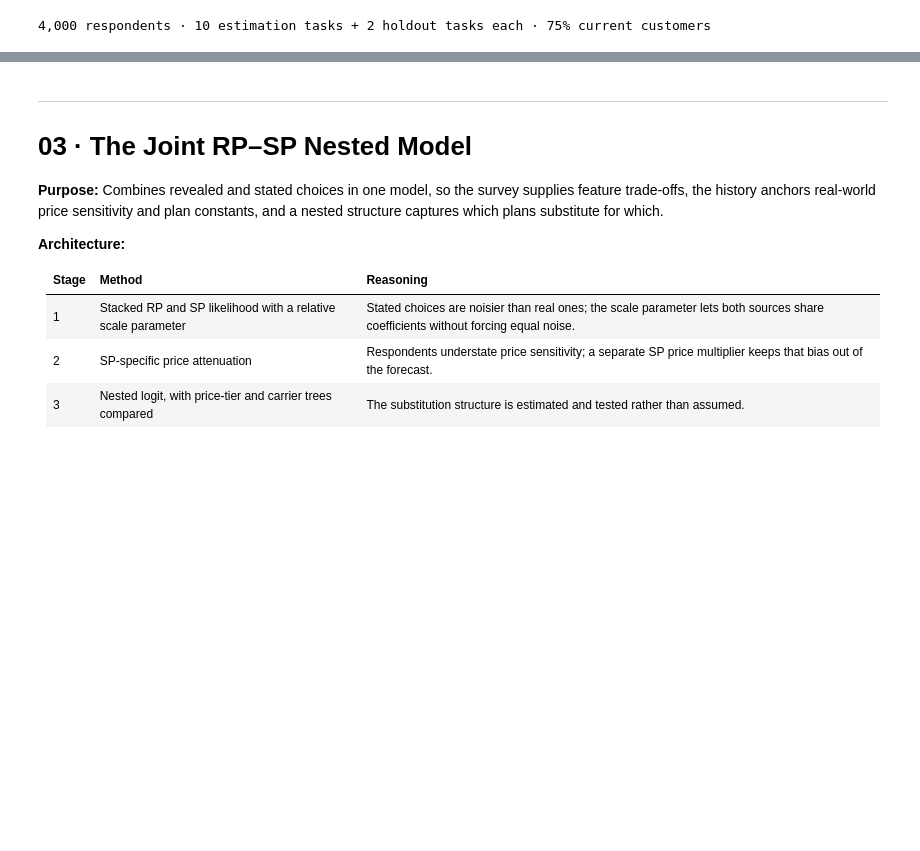
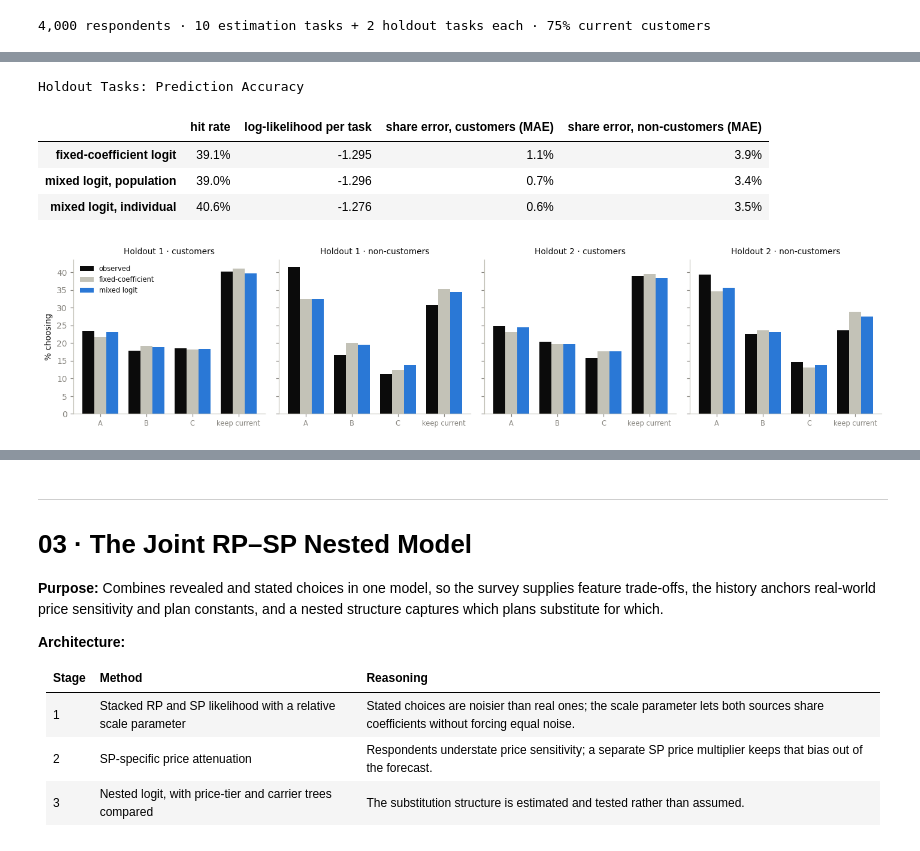
Before and after one commit to paforsey/data-science-portfolio, a Jupyter notebook: case-studies/rate-plan-cannibalization/01_choice_model_estimation.ipynb, the cells around one changed output, grey strips where cells are left out. Drawn from its saved outputs; the diff is of its cells as text; code cells hidden in the pictures; blank space fills up the shorter version.

```diff
--- a/case-studies/rate-plan-cannibalization/01_choice_model_estimation.ipynb
+++ b/case-studies/rate-plan-cannibalization/01_choice_model_estimation.ipynb
@@ -920,0 +1255,13 @@ print(
+# %%
+# Fit Fixed-Coefficient Logit
+Z_zero = np.zeros((len(sp_respondent_ids), 1, K_RANDOM))
+
+
+def fixed_logit(means_and_fixed):
+    theta = np.r_[means_and_fixed[:K_RANDOM], np.zeros(K_RANDOM), means_and_fixed[K_RANDOM:]]
+    value, gradient = mixed_logit(theta, X_sp, y_sp, Z_zero, sp_weights, sp_noncustomer)
+    return value, np.r_[gradient[:K_RANDOM], gradient[2 * K_RANDOM:]]
+
+fixed_fit = minimize(fixed_logit, np.r_[theta_sp[:K_RANDOM], theta_sp[2 * K_RANDOM:]], jac = True, method = 'L-BFGS-B')
+theta_fixed = np.r_[fixed_fit.x[:K_RANDOM], np.zeros(K_RANDOM), fixed_fit.x[K_RANDOM:]]
+print(f'Fixed-coefficient logit: {fixed_fit.message} · log-likelihood {-fixed_fit.fun:,.1f} vs mixed {-fit_250.fun:,.1f}')
@@ -920,0 +1270,66 @@ print(
+# %%
+# Validate on Holdout Tasks
+def holdout_probabilities(theta, Z, posterior = None):
+    beta = random_coefficients(theta, Z, sp_noncustomer)
+    V = np.einsum('ntjk,nrk->ntjr', X_holdout[..., :K_RANDOM], beta) + np.einsum('ntjk,k->ntj', X_holdout[..., K_RANDOM:], theta[2 * K_RANDOM:2 * K_RANDOM + len(SP_FIXED)])[..., None]
+    P = softmax(V, axis = 2)
+    return P.mean(axis = 3) if posterior is None else np.einsum('ntjr,nr->ntj', P, posterior)
+
+
+def estimation_posterior(theta, Z, chunk = 1000):
+    rows = []
+    for start in range(0, len(Z), chunk):
+        part = slice(start, start + chunk)
+        beta = random_coefficients(theta, Z[part], sp_noncustomer[part])
+        V = np.einsum('ntjk,nrk->ntjr', X_sp[part][..., :K_RANDOM], beta) + np.einsum('ntjk,k->ntj', X_sp[part][..., K_RANDOM:], theta[2 * K_RANDOM:2 * K_RANDOM + len(SP_FIXED)])[..., None]
+        log_P = V - logsumexp(V, axis = 2, keepdims = True)
+        log_seq = np.take_along_axis(log_P, y_sp[part][:, :, None, None], axis = 2)[:, :, 0, :].sum(axis = 1)
+        rows.append(softmax(log_seq, axis = 1))
+    return np.concatenate(rows)
+
+posterior_250 = estimation_posterior(theta_sp, Z_250)
+predictions = {
+    'fixed-coefficient logit': holdout_probabilities(theta_fixed, Z_zero),
+    'mixed logit, population': holdout_probabilities(theta_sp, Z_250),
+    'mixed logit, individual': holdout_probabilities(theta_sp, Z_250, posterior_250),
+}
+
+is_customer = respondents.loc[sp_respondent_ids, 'is_customer'].to_numpy()
+OPTIONS = ['A', 'B', 'C', 'keep current']
+observed = np.eye(N_OPTIONS)[y_holdout]
+
+scores = pd.DataFrame({
+    name: {
+        'hit rate': (P.argmax(axis = 2) == y_holdout).mean(),
+        'log-likelihood per task': np.log(np.take_along_axis(P, y_holdout[:, :, None], axis = 2)).mean(),
+        'share error, customers (MAE)': np.abs(P[is_customer].mean(axis = 0) - observed[is_customer].mean(axis = 0)).mean(),
+        'share error, non-customers (MAE)': np.abs(P[~is_customer].mean(axis = 0) - observed[~is_customer].mean(axis = 0)).mean(),
+    }
+    for name, P in predictions.items()
+}).T
+display(scores.style.format({'hit rate': '{:.1%}', 'log-likelihood per task': '{:.3f}',
+                             'share error, customers (MAE)': '{:.1%}', 'share error, non-customers (MAE)': '{:.1%}'})
+        .set_caption('Holdout Tasks: Prediction Accuracy'))
+
+fig, axes = plt.subplots(1, 4, figsize = (13, 3.0), sharey = True)
+panels = [(t, group, mask) for t in range(2) for group, mask in [('customers', is_customer), ('non-customers', ~is_customer)]]
+width = 0.26
+for ax, (t, group, mask) in zip(axes, panels):
+    x = np.arange(N_OPTIONS)
+    ax.bar(x - width, observed[mask, t].mean(axis = 0) * 100, width, color = INK, label = 'observed')
+    ax.bar(x, predictions['fixed-coefficient logit'][mask, t].mean(axis = 0) * 100, width, color = BASELINE, label = 'fixed-coefficient')
+    ax.bar(x + width, predictions['mixed logit, population'][mask, t].mean(axis = 0) * 100, width, color = ACCENT, label = 'mixed logit')
+    ax.set_xticks(x)
+    ax.set_xticklabels(OPTIONS, fontsize = 7.5)
+    ax.set_title(f'Holdout {t + 1} · {group}', fontsize = 9)
+axes[0].set_ylabel('% choosing')
+axes[0].legend(frameon = False, fontsize = 7.5)
+plt.tight_layout()
+plt.show()
+# %% [output]
+Holdout Tasks: Prediction Accuracy
+|  | hit rate | log-likelihood per task | share error, customers (MAE) | share error, non-customers (MAE) |
+| fixed-coefficient logit | 39.1% | -1.295 | 1.1% | 3.9% |
+| mixed logit, population | 39.0% | -1.296 | 0.7% | 3.4% |
+| mixed logit, individual | 40.6% | -1.276 | 0.6% | 3.5% |
+[figure, added]
```
Also changed, not shown: parts of 23 cells of this notebook, 1 other file.
